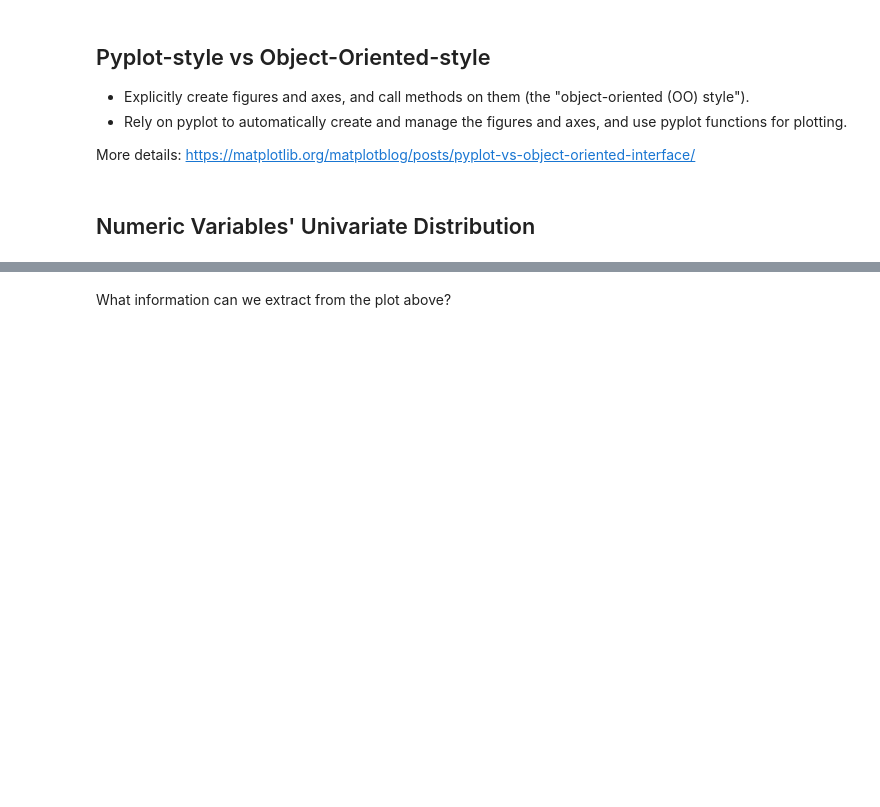
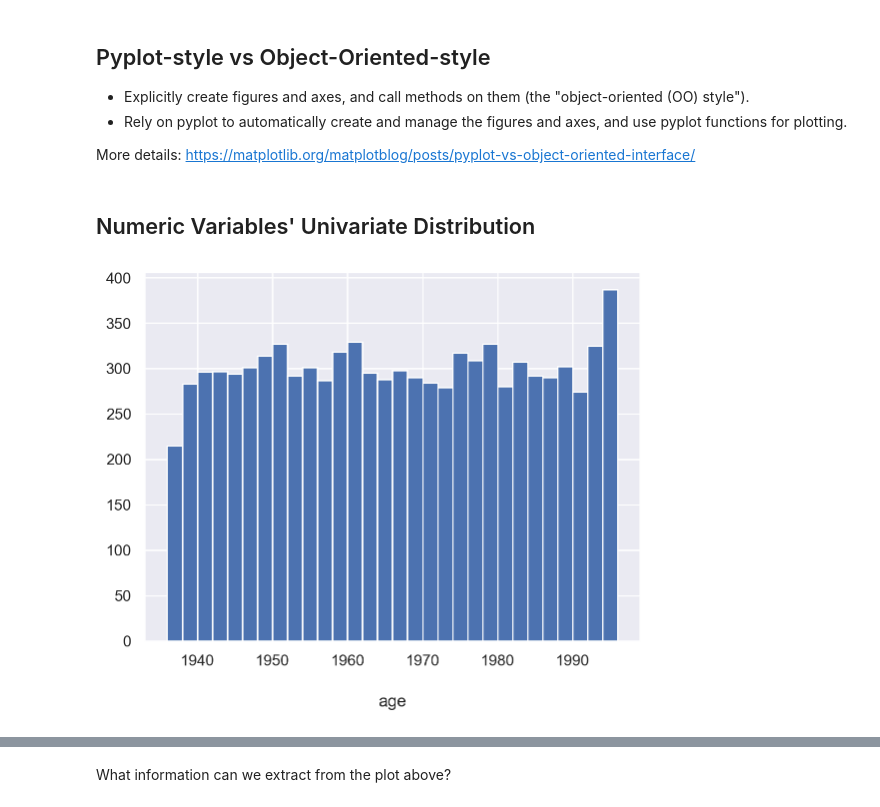
Before and after one commit to joaopfonseca/Data-Mining-22-23, a Jupyter notebook: notebooks/lab03_data_exploration.ipynb, the cells around one changed output, grey strips where cells are left out. Drawn from its saved outputs; the diff is of its cells as text; code cells hidden in the pictures; blank space fills up the shorter version.

```diff
--- a/notebooks/lab03_data_exploration.ipynb
+++ b/notebooks/lab03_data_exploration.ipynb
@@ -153,10 +324,12 @@ More details: https://matplotlib.org/matplotblog/posts/pyplot-vs-object-oriented
 ## Numeric Variables' Univariate Distribution
 # %%
 # Single Metric Variable Histogram
-plt.hist(df["age"], bins=10)  # mess around with the bins
+plt.hist(df["age"], bins=30)  # mess around with the bins
 plt.title("age", y=-0.2)
 
 plt.show()
+# %% [output]
+[figure, added]
 # %%
 # Single Metric Variable Box Plot
 sns.boxplot(y=df["age"])
```
Also changed, not shown: parts of 17 cells of this notebook, 5 other files.
